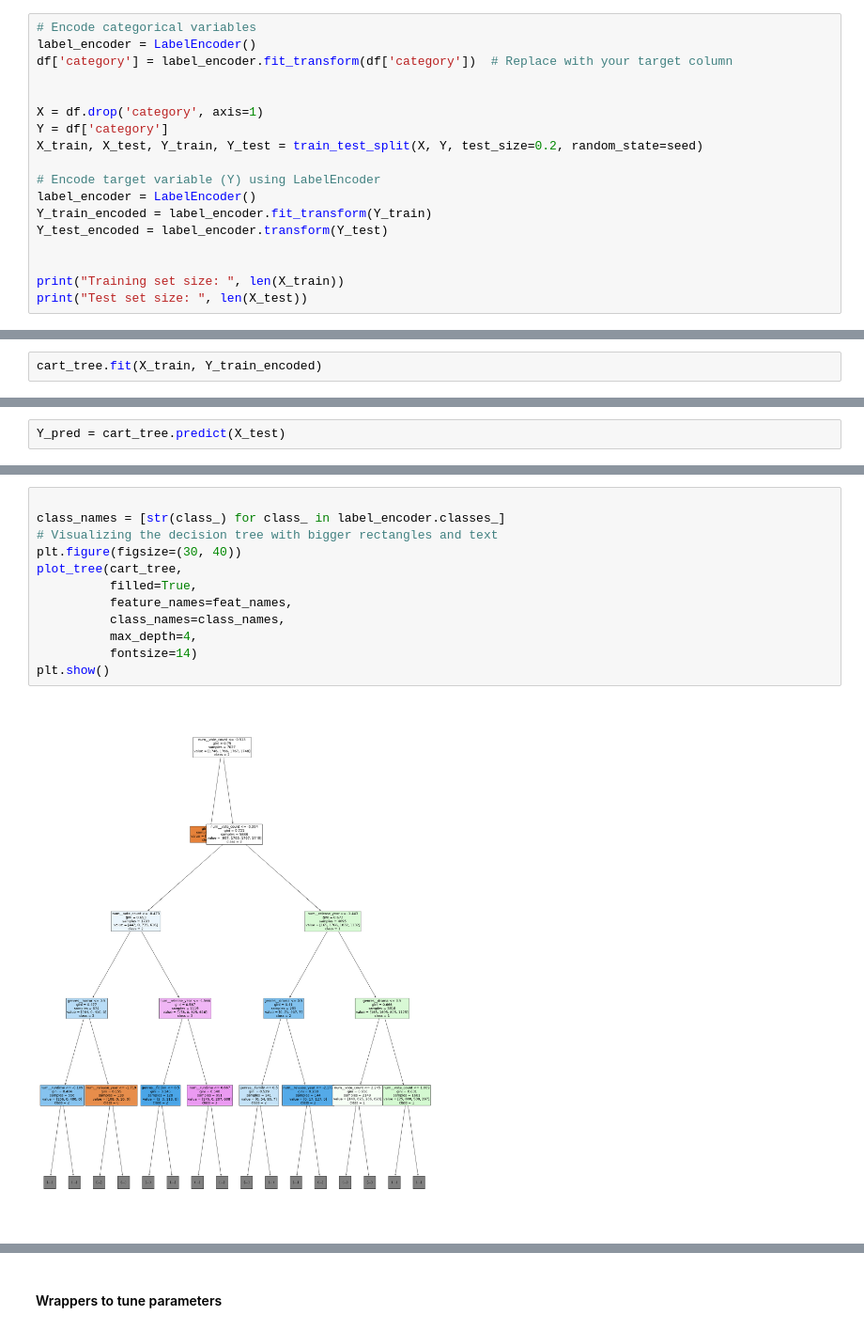
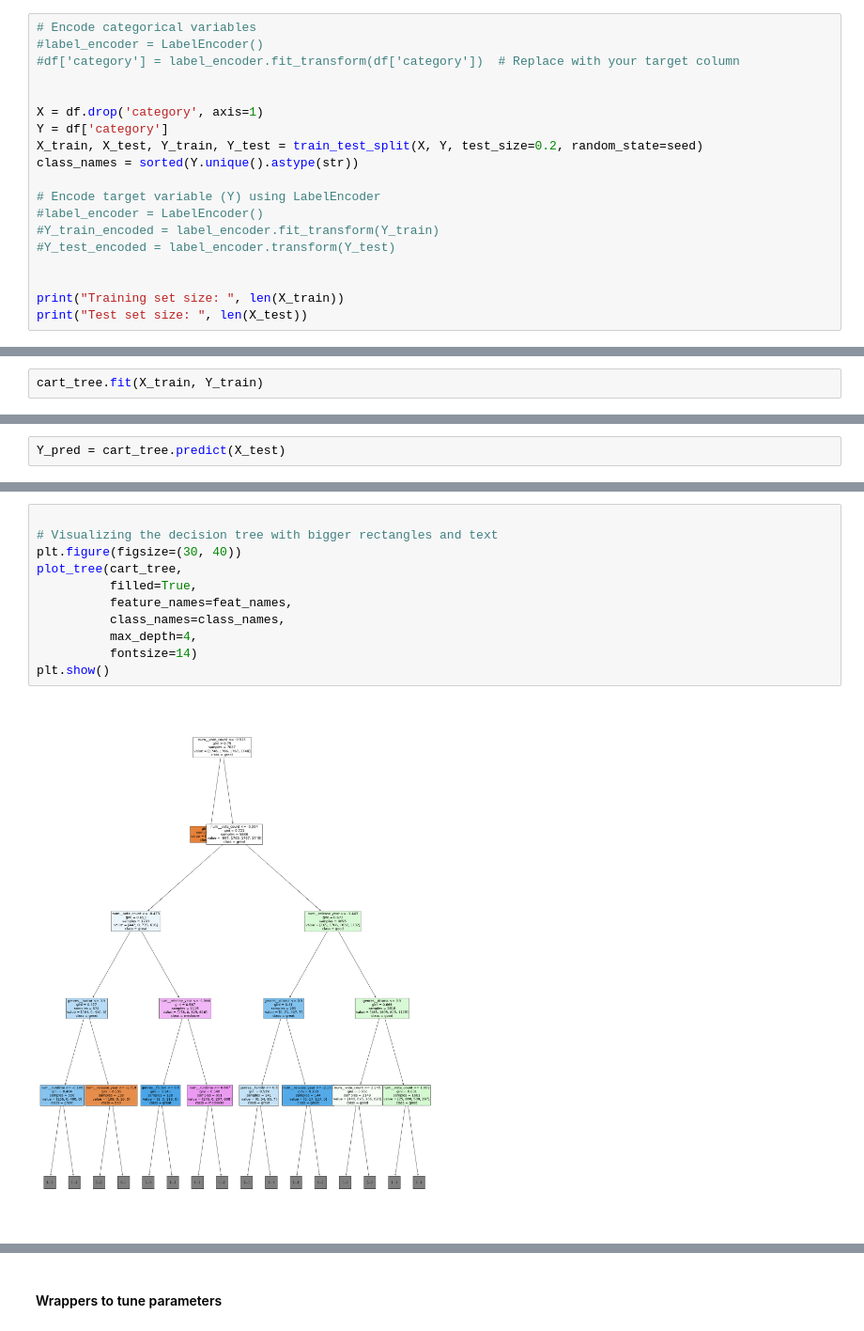
Before and after one commit to jkciesluk/explainable_ai, a Jupyter notebook: cart_tree.ipynb, the cells around one changed output, grey strips where cells are left out. Shown: that part at 94% size. Saved outputs shown, nothing was run; the diff lists cells and outputs as text.

```diff
--- a/cart_tree.ipynb
+++ b/cart_tree.ipynb
@@ -24,18 +24,19 @@ print(feat_names)
 #print(df.head())
 # %%
 # Encode categorical variables
-label_encoder = LabelEncoder()
-df['category'] = label_encoder.fit_transform(df['category'])  # Replace with your target column
+#label_encoder = LabelEncoder()
+#df['category'] = label_encoder.fit_transform(df['category'])  # Replace with your target column
 
 
 X = df.drop('category', axis=1)
 Y = df['category']
 X_train, X_test, Y_train, Y_test = train_test_split(X, Y, test_size=0.2, random_state=seed)
+class_names = sorted(Y.unique().astype(str))
 
 # Encode target variable (Y) using LabelEncoder
-label_encoder = LabelEncoder()
-Y_train_encoded = label_encoder.fit_transform(Y_train)
-Y_test_encoded = label_encoder.transform(Y_test)
+#label_encoder = LabelEncoder()
+#Y_train_encoded = label_encoder.fit_transform(Y_train)
+#Y_test_encoded = label_encoder.transform(Y_test)
 
 
 print("Training set size: ", len(X_train))
@@ -48,7 +49,7 @@ Test set size:  1757
 # %%
 cart_tree = DecisionTreeClassifier(random_state=seed)
 # %%
-cart_tree.fit(X_train, Y_train_encoded)
+cart_tree.fit(X_train, Y_train)
 # %% [output]
 DecisionTreeClassifier(random_state=0)
 # %%
@@ -76,17 +86,16 @@ weighted avg       0.64      0.64      0.64      1757
 # %%
 
-class_names = [str(class_) for class_ in label_encoder.classes_]
 # Visualizing the decision tree with bigger rectangles and text
 plt.figure(figsize=(30, 40))
 plot_tree(cart_tree,
           filled=True,
           feature_names=feat_names,
           class_names=class_names,
           max_depth=4,
           fontsize=14)
 plt.show()
 # %% [output]
-[figure, old version]
+[figure, new version]
 # %%
 # Writing the decision tree rules as text
 tree_rules = export_text(cart_tree, feature_names=feat_names)
```
Also changed, not shown: parts of 17 cells of this notebook, 1 other file.
